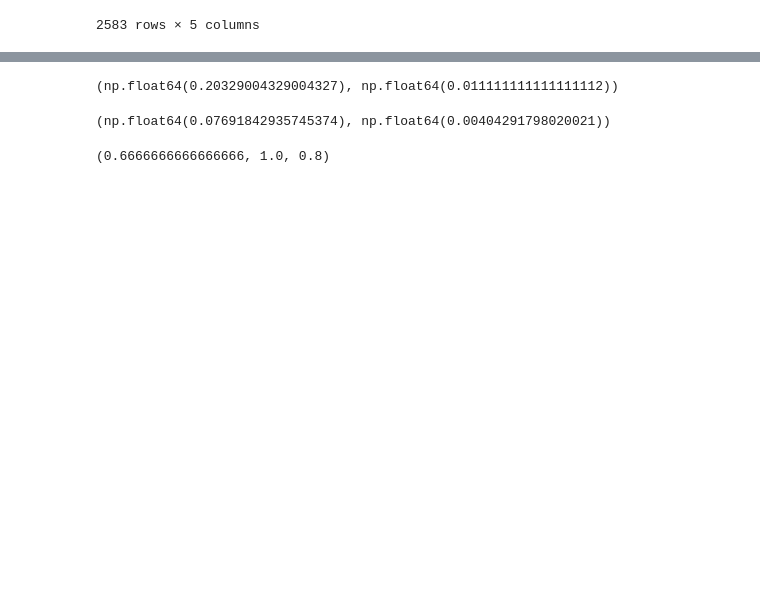
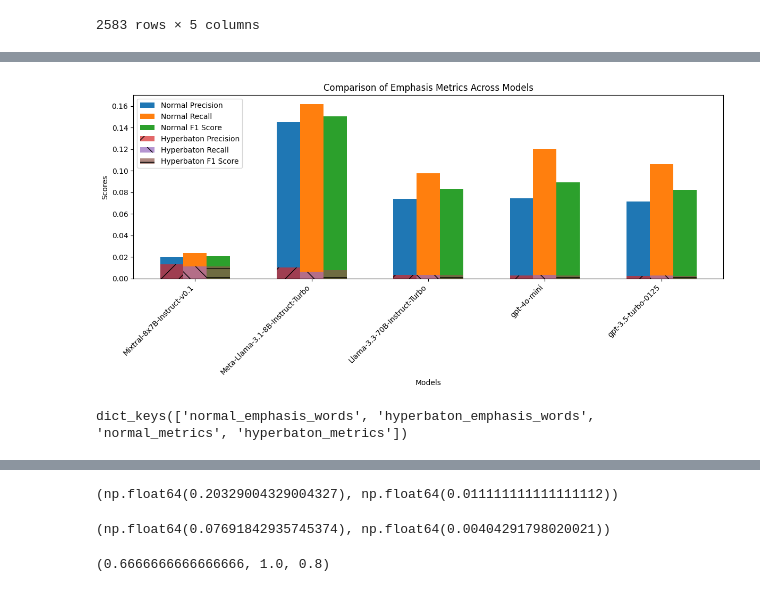
Before and after one commit to ashukla21/LLM_Hyperbaton_Proj, a Jupyter notebook: llama-emphasis-metrics/metrics-emphasis.ipynb, the cells around one changed output, grey strips where cells are left out. Saved outputs shown, nothing was run; the diff lists cells and outputs as text; code cells hidden in the pictures; blank space fills up the shorter version.

Commit message:
code for all emphasis tagging models and their metrics

```diff
--- a/llama-emphasis-metrics/metrics-emphasis.ipynb
+++ b/llama-emphasis-metrics/metrics-emphasis.ipynb
@@ -23,7 +23,7 @@ Emphasis (Normal)                                         There, the
 Emphasis (Hyperbaton)                                     Light, the
 Name: 70, dtype: object
 # %%
-client = Together(api_key="APIKEY")
+client = Together(api_key="apikey")
 
 response = client.chat.completions.create(
     model="meta-llama/Llama-3.3-70B-Instruct-Turbo",
@@ -61,7 +80,7 @@ emphasis_task
 #precision, recall, f1
 # %%
 def get_emphasis_words(model, sentence):
-    prompt = f"Output the word or words you think that are the emphasis in the following sentence. {sentence} If there is more than one word, separate them with commas. Only output the emphasis words, not anything else."
+    prompt = f"Output the word or words you think that are the emphasis in the following sentence. {sentence} If there is more than one word, separate them with commas. Only output your best guess at emphasis words. I cannot emphasize enough: do not include an explanation or anything additional than the emphasis words. For example, if you have a sentence like 'I am the president', and you believe the emphasis words to be 'I' and 'president', simply return 'I, president'- nothing else. This is absolutely crucial."
     return get_model_response(model, prompt)
 # %%
 def calculate_metrics(ground_truth, predictions):
@@ -79,0 +146,7 @@ def get_words(input_string):
+# %%
+models = ["mistralai/Mixtral-8x7B-Instruct-v0.1",
+          "meta-llama/Meta-Llama-3.1-8B-Instruct-Turbo",
+          "meta-llama/Llama-3.3-70B-Instruct-Turbo",
+          "gpt-4o-mini",
+          "gpt-3.5-turbo-0125"
+          ]
@@ -79,0 +183,9 @@ def get_words(input_string):
+# %%
+model_metrics = pd.DataFrame(columns=["Model", "Normal Sentence Precision", "Normal Sentence Recall", "Normal Sentence F1 Score", "Hyperbaton Sentence Precision", "Hyperbaton Sentence Recall", "Hyperbaton Sentence F1 Score"])
+for model in models:
+    file_path = f"{model.split('/')[-1]}_outputs.json"
+    with open(file_path, "r") as json_file:
+        data = json.load(json_file)
+    normal_precision, normal_recall, normal_f1_score = zip(*data['normal_metrics'])
+    hyperbaton_precision, hyperbaton_recall, hyperbaton_f1_score = zip(*data['hyperbaton_metrics'])
+    model_metrics = pd.concat([model_metrics, pd.DataFrame([{"Model": model.split('/')[-1], "Normal Sentence Precision": np.average(normal_precision), "Normal Sentence Recall": np.average(normal_recall), "Normal Sentence F1 Score": np.average(normal_f1_score), "Hyperbaton Sentence Precision": np.average(hyperbaton_precision), "Hyperbaton Sentence Recall": np.average(hyperbaton_recall), "Hyperbaton Sentence F1 Score": np.average(hyperbaton_f1_score)}])], ignore_index=True)
@@ -79,0 +201,35 @@ def get_words(input_string):
+# %%
+import matplotlib.pyplot as plt
+df = model_metrics
+
+# Grouped bar chart
+metrics = ["Precision", "Recall", "F1 Score"]
+x_labels = df["Model"]
+x = np.arange(len(x_labels))  # the label locations
+width = 0.2  # the width of the bars
+
+fig, ax = plt.subplots(figsize=(12, 6))
+
+# Plot each metric for Normal Sentence
+ax.bar(x - width, df["Normal Sentence Precision"], width, label="Normal Precision")
+ax.bar(x, df["Normal Sentence Recall"], width, label="Normal Recall")
+ax.bar(x + width, df["Normal Sentence F1 Score"], width, label="Normal F1 Score")
+
+# Plot each metric for Hyperbaton Sentence
+ax.bar(x - width, df["Hyperbaton Sentence Precision"], width, label="Hyperbaton Precision", alpha=0.7, hatch='/')
+ax.bar(x, df["Hyperbaton Sentence Recall"], width, label="Hyperbaton Recall", alpha=0.7, hatch='\\')
+ax.bar(x + width, df["Hyperbaton Sentence F1 Score"], width, label="Hyperbaton F1 Score", alpha=0.7, hatch='-')
+
+# Add labels and title
+ax.set_ylabel("Scores")
+ax.set_xlabel("Models")
+ax.set_title("Comparison of Emphasis Metrics Across Models")
+ax.set_xticks(x)
+ax.set_xticklabels(x_labels, rotation=45, ha="right")
+ax.legend()
+
+# Show the plot
+plt.tight_layout()
+plt.show()
+# %% [output]
+[figure, added]
@@ -79,0 +241,4 @@ def get_words(input_string):
+# %%
+data.keys()
+# %% [output]
+dict_keys(['normal_emphasis_words', 'hyperbaton_emphasis_words', 'normal_metrics', 'hyperbaton_metrics'])
```
Also changed, not shown: parts of 13 cells of this notebook, 6 other files.
